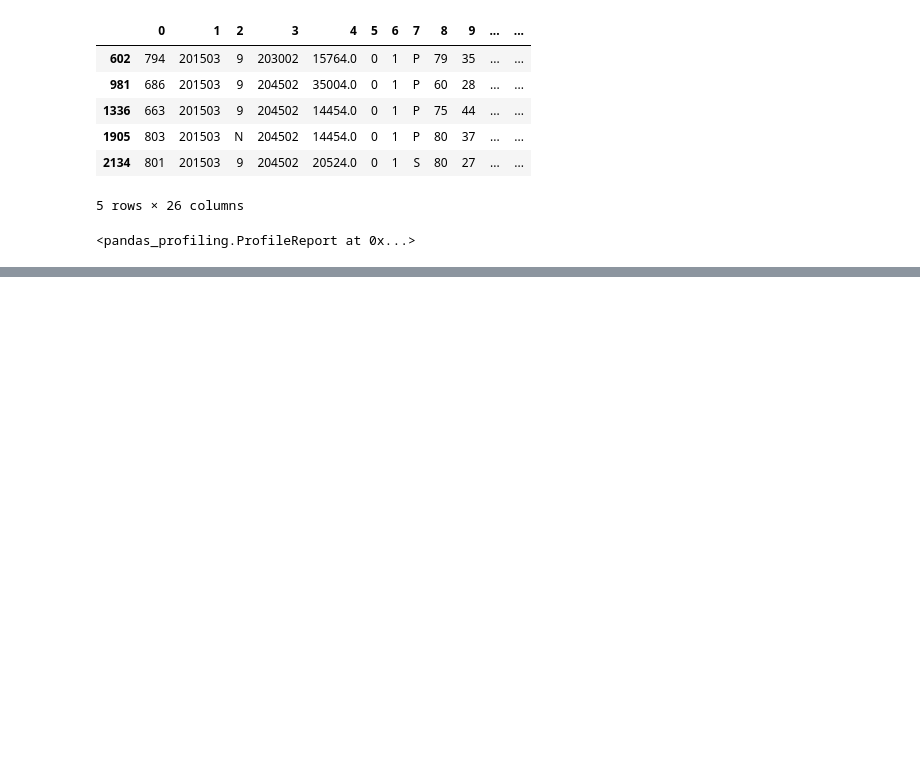
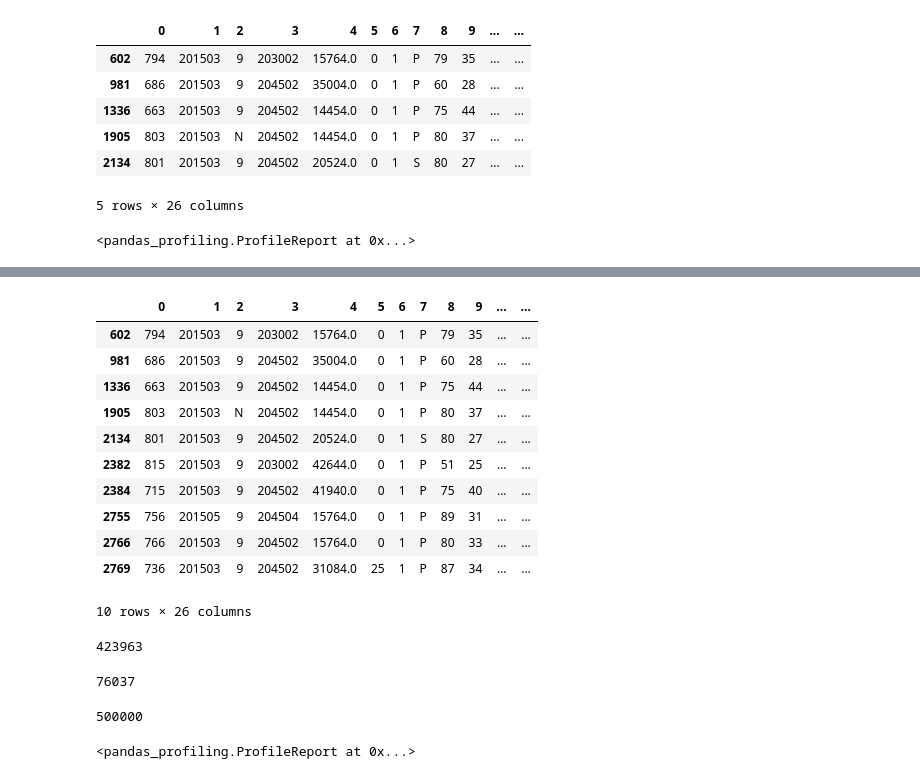
Before and after one commit to TaiPhillips/Capstone-Project-1, a Jupyter notebook: freddie_mac_origin.ipynb, the cells around one changed output, grey strips where cells are left out. Saved outputs shown, nothing was run; the diff lists cells and outputs as text; code cells hidden in the pictures; blank space fills up the shorter version.

```diff
--- a/freddie_mac_origin.ipynb
+++ b/freddie_mac_origin.ipynb
@@ -74,0 +121,31 @@ len(dfp)
+# %%
+df1.head(10)
+# %% [output]
+|  | 0 | 1 | 2 | 3 | 4 | 5 | 6 | 7 | 8 | 9 | ... | ... |
+| 602 | 794 | 201503 | 9 | 203002 | 15764.0 | 0 | 1 | P | 79 | 35 | ... | ... |
+| 981 | 686 | 201503 | 9 | 204502 | 35004.0 | 0 | 1 | P | 60 | 28 | ... | ... |
+| 1336 | 663 | 201503 | 9 | 204502 | 14454.0 | 0 | 1 | P | 75 | 44 | ... | ... |
+| 1905 | 803 | 201503 | N | 204502 | 14454.0 | 0 | 1 | P | 80 | 37 | ... | ... |
+| 2134 | 801 | 201503 | 9 | 204502 | 20524.0 | 0 | 1 | S | 80 | 27 | ... | ... |
+| 2382 | 815 | 201503 | 9 | 203002 | 42644.0 | 0 | 1 | P | 51 | 25 | ... | ... |
+| 2384 | 715 | 201503 | 9 | 204502 | 41940.0 | 0 | 1 | P | 75 | 40 | ... | ... |
+| 2755 | 756 | 201505 | 9 | 204504 | 15764.0 | 0 | 1 | P | 89 | 31 | ... | ... |
+| 2766 | 766 | 201503 | 9 | 204502 | 15764.0 | 0 | 1 | P | 80 | 33 | ... | ... |
+| 2769 | 736 | 201503 | 9 | 204502 | 31084.0 | 25 | 1 | P | 87 | 34 | ... | ... |
+10 rows × 26 columns
+# %%
+(pdf[3] == 0).sum()
+# %% [output]
+423963
+# %%
+(pdf[3] != 0).sum()
+# %% [output]
+76037
+# %%
+76037 + 423963
+# %% [output]
+500000
+# %%
+pandas_profiling.ProfileReport(pdf)
+# %% [output]
+<pandas_profiling.ProfileReport at 0x...>
```
Also changed, not shown: parts of 11 cells of this notebook.
